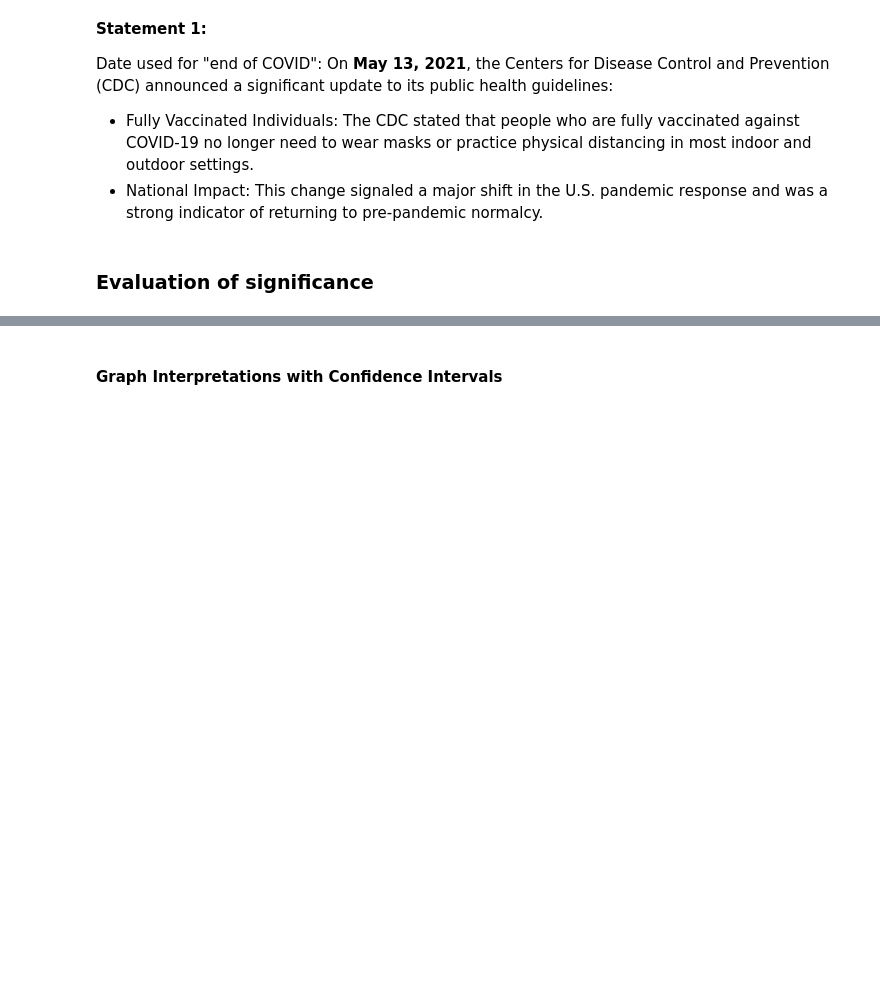
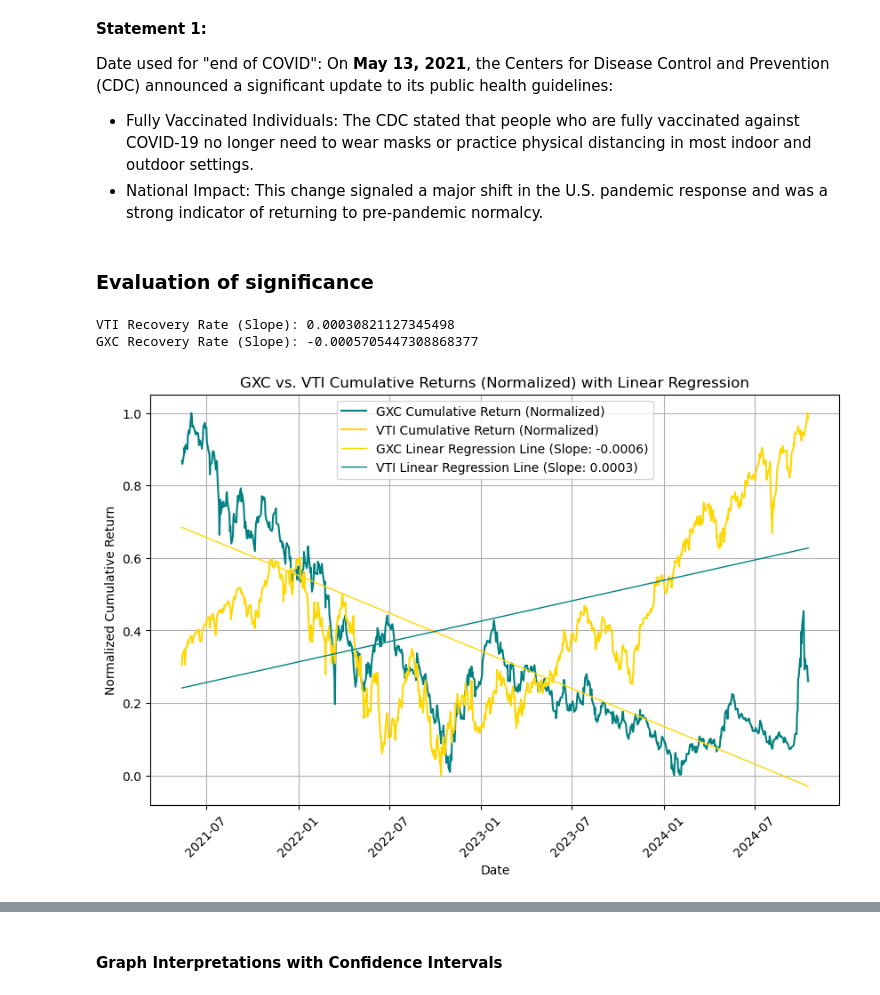
Before and after one commit to caiot27/info2950group, a Jupyter notebook: Phase4.ipynb, the cells around one changed output, grey strips where cells are left out. Cells and saved outputs as stored; diff of their text form; code cells hidden in the pictures; blank space fills up the shorter version.

```diff
--- a/Phase4.ipynb
+++ b/Phase4.ipynb
@@ -186,11 +220,68 @@ Date used for "end of COVID": On **May 13, 2021**, the Centers for Disease Contr
 # %% [markdown]
 ### Evaluation of significance
 # %%
-#Data Preparation
-# Data for VTI regression
+# Importing Total Index from Phase2 Notebook and setting the start of the recovery period
+TotalIndex = phase2.TotalIndexNew
+recovery_start_date = "2021-05-13"
+TotalIndex = TotalIndex[TotalIndex['Date'] >= recovery_start_date].copy()  # Explicitly create a copy
+
+# Linear Regression for VTI
+vti_min = TotalIndex['VTI_Cumulative'].min()
+vti_max = TotalIndex['VTI_Cumulative'].max()
+TotalIndex['VTI_Cumulative_Normalized'] = \
+(TotalIndex['VTI_Cumulative'] - vti_min) / (vti_max - vti_min)
+
 x_vti = TotalIndex['Date_Ordinal'].values.reshape(-1, 1)
 y_vti_cum_norm = TotalIndex['VTI_Cumulative_Normalized'].values
 
-# Data for GXC regression
+vti_model = LinearRegression()
+vti_model.fit(x_vti, y_vti_cum_norm)
+vti_pred_cum_norm = vti_model.predict(x_vti)
+
+# Linear Regression for GXC
+gxc_min = TotalIndex['GXC_Cumulative'].min()
+gxc_max = TotalIndex['GXC_Cumulative'].max()
+TotalIndex['GXC_Cumulative_Normalized'] = \
+(TotalIndex['GXC_Cumulative'] - gxc_min) / (gxc_max - gxc_min)
+
 x_gxc = TotalIndex['Date_Ordinal'].values.reshape(-1, 1)
 y_gxc_cum_norm = TotalIndex['GXC_Cumulative_Normalized'].values
+
+gxc_model = LinearRegression()
+gxc_model.fit(x_gxc, y_gxc_cum_norm)
+gxc_pred_cum_norm = gxc_model.predict(x_gxc)
+
+# Extract the slopes of the regression lines
+B_VTI = vti_model.coef_[0]
+B_GXC = gxc_model.coef_[0]
+
+print("VTI Recovery Rate (Slope):", B_VTI)
+print("GXC Recovery Rate (Slope):", B_GXC)
+
+# Plot both regression lines
+plt.figure(figsize=(10, 6))
+
+# Plot normalized cumulative returns for GXC and VTI
+plt.plot(TotalIndex['Date'], TotalIndex['GXC_Cumulative_Normalized'], \
+         color='teal', label='GXC Cumulative Return (Normalized)')
+
+plt.plot(TotalIndex['Date'], TotalIndex['VTI_Cumulative_Normalized'], \
+         color='gold', label='VTI Cumulative Return (Normalized)')
+
+# Plot regression lines
+plt.plot(TotalIndex['Date'], gxc_pred_cum_norm, color='gold', \
+         label=f'GXC Linear Regression Line (Slope: {B_GXC:.4f})', linewidth=1)
+plt.plot(TotalIndex['Date'], vti_pred_cum_norm, color='teal', \
+         label=f'VTI Linear Regression Line (Slope: {B_VTI:.4f})', linewidth=1)
+
+plt.title('GXC vs. VTI Cumulative Returns (Normalized) with Linear Regression')
+plt.xlabel('Date')
+plt.ylabel('Normalized Cumulative Return')
+plt.legend()
+plt.grid(True)
+plt.xticks(rotation=45)
+plt.show()
+# %% [output]
+VTI Recovery Rate (Slope): 0.00030821127345498
+GXC Recovery Rate (Slope): -0.0005705447308868377
+[figure, added]
```
Also changed, not shown: parts of 5 cells of this notebook.
